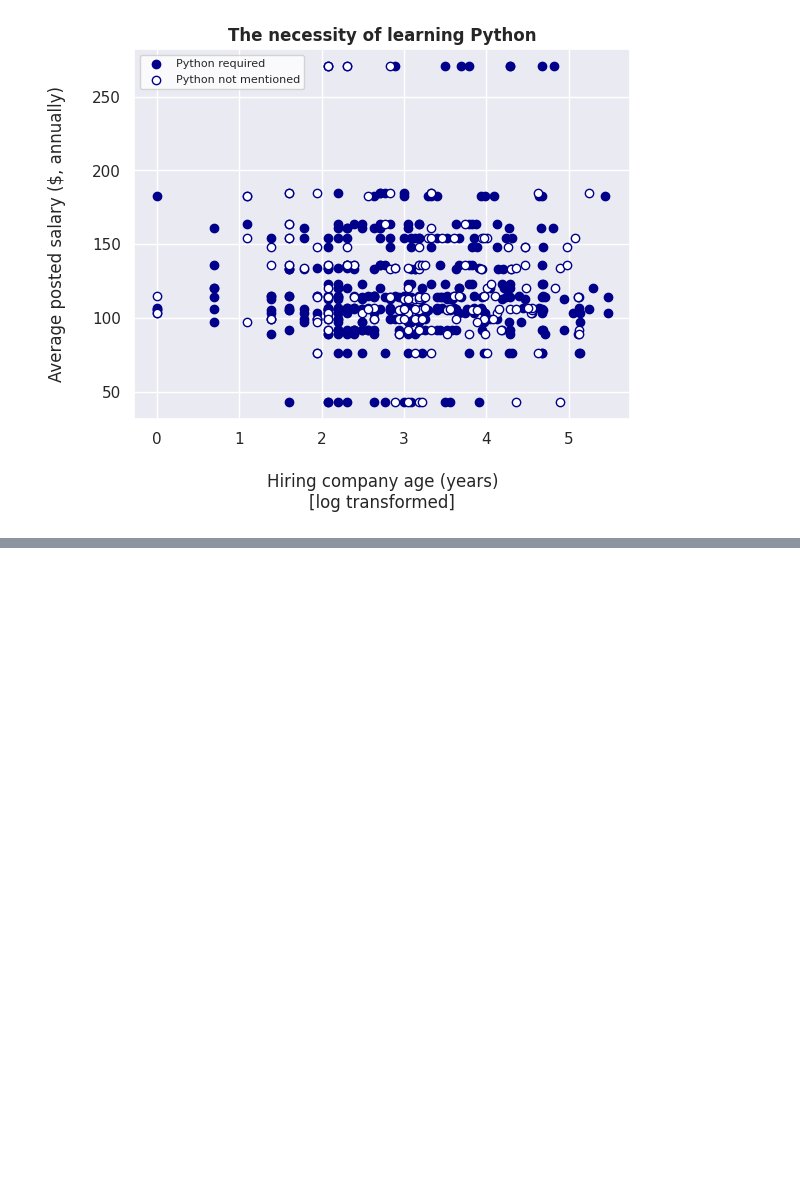
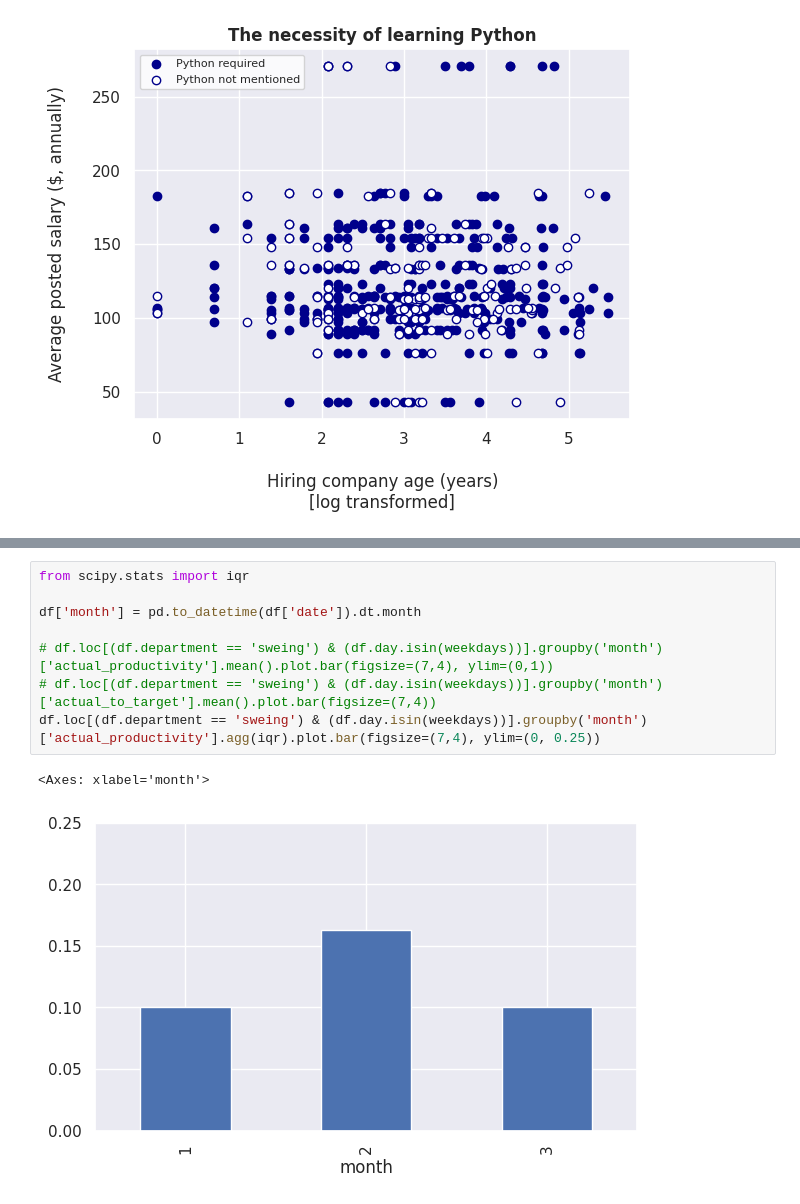
Before and after one commit to bcoy48/osu-gradtda-5622-sp25, a Jupyter notebook: course_materials/sync_class/gradtda_5622_week14_viz_example.ipynb, the cells around one changed output, grey strips where cells are left out. Cells and saved outputs as stored; diff of their text form; blank space fills up the shorter version.

```diff
--- a/course_materials/sync_class/gradtda_5622_week14_viz_example.ipynb
+++ b/course_materials/sync_class/gradtda_5622_week14_viz_example.ipynb
@@ -129,0 +191,11 @@ plt.show()
+# %%
+from scipy.stats import iqr
+
+df['month'] = pd.to_datetime(df['date']).dt.month
+
+# df.loc[(df.department == 'sweing') & (df.day.isin(weekdays))].groupby('month')['actual_productivity'].mean().plot.bar(figsize=(7,4), ylim=(0,1))
+# df.loc[(df.department == 'sweing') & (df.day.isin(weekdays))].groupby('month')['actual_to_target'].mean().plot.bar(figsize=(7,4))
+df.loc[(df.department == 'sweing') & (df.day.isin(weekdays))].groupby('month')['actual_productivity'].agg(iqr).plot.bar(figsize=(7,4), ylim=(0, 0.25))
+# %% [output]
+<Axes: xlabel='month'>
+[figure, added]
```
Also changed, not shown: parts of 6 cells of this notebook.
